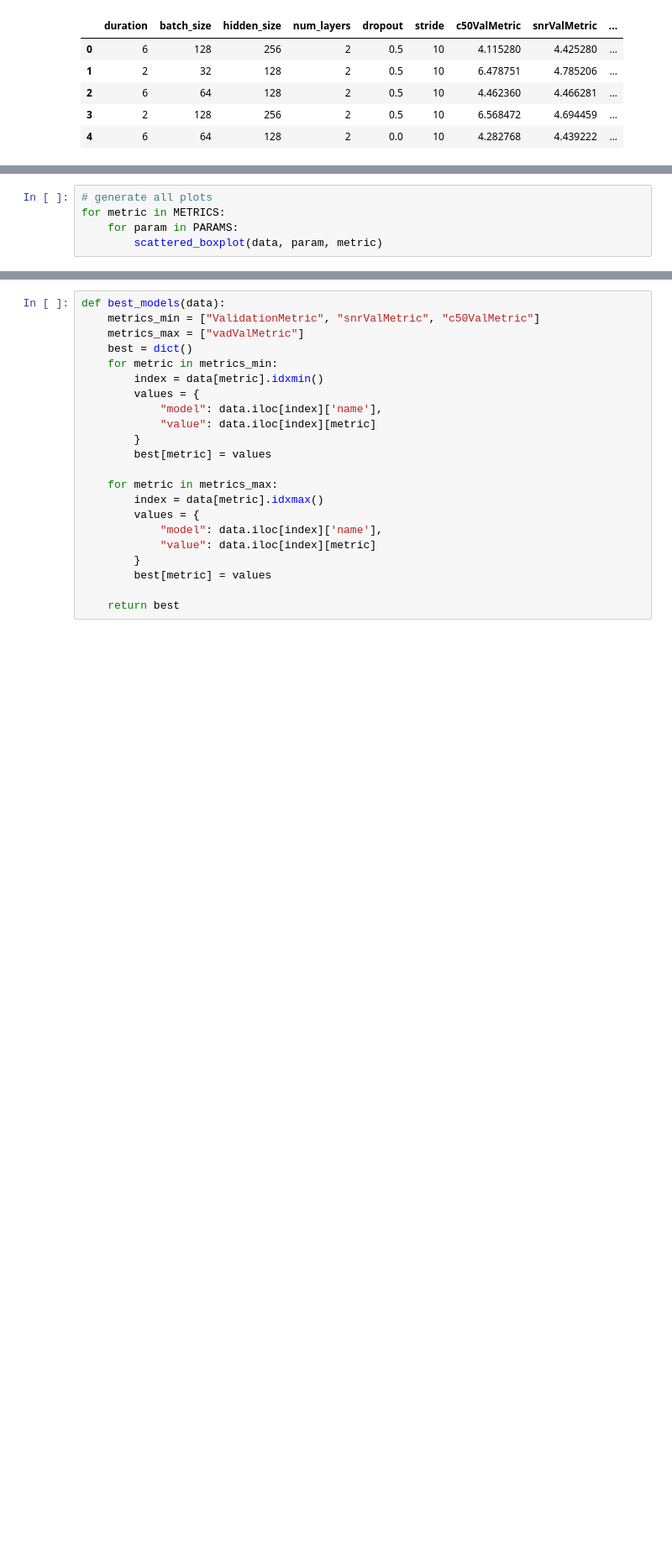
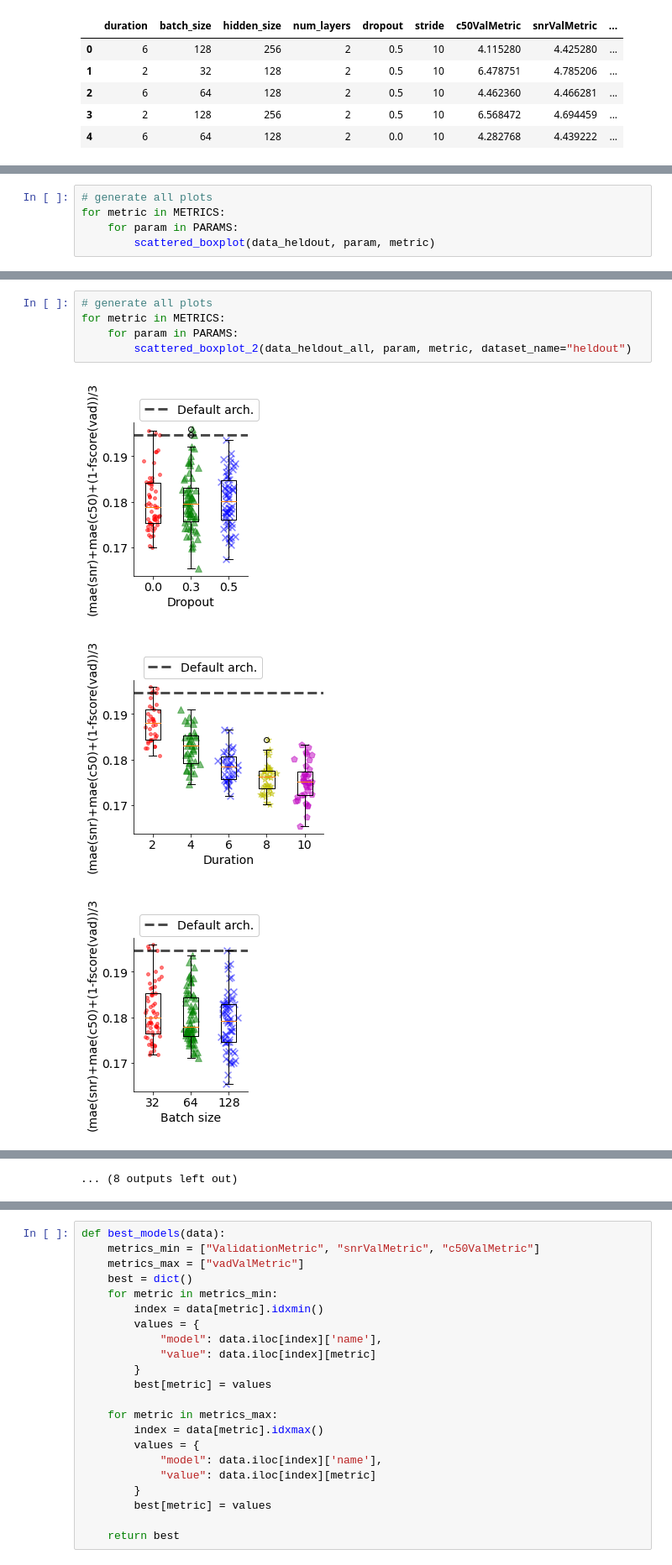
Before and after one commit to marianne-m/brouhaha-vad, a Jupyter notebook: gridsearch_analysis/gridsearch_analysis.ipynb, the cells around one changed output, grey strips where cells are left out. Shown at 84% size. Saved outputs shown, nothing was run; the diff lists cells and outputs as text; blank space fills up the shorter version.

```diff
--- a/gridsearch_analysis/gridsearch_analysis.ipynb
+++ b/gridsearch_analysis/gridsearch_analysis.ipynb
@@ -146,5 +323,5 @@ scattered_boxplot(data, metric="ValidationMetric", figure_path="dropout_vad")
 # generate all plots
 for metric in METRICS:
     for param in PARAMS:
-        scattered_boxplot(data, param, metric)
+        scattered_boxplot(data_heldout, param, metric)
 # %% [output]
@@ -163,0 +332,9 @@ for metric in METRICS:
+# %%
+# generate all plots
+for metric in METRICS:
+    for param in PARAMS:
+        scattered_boxplot_2(data_heldout_all, param, metric, dataset_name="heldout")
+# %% [output]
+[figure, added]
+[figure, added]
+[figure, added]
@@ -163,0 +350 @@ for metric in METRICS:
+... (8 outputs left out)
```
Also changed, not shown: parts of 41 cells of this notebook, 2 other files.
